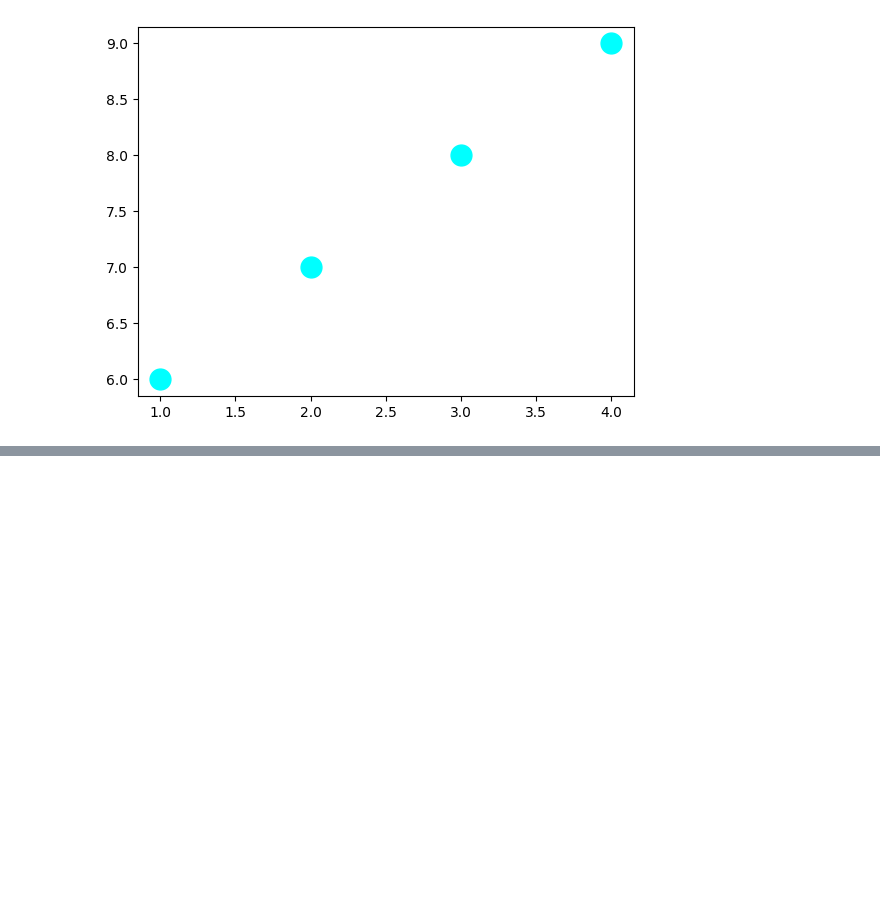
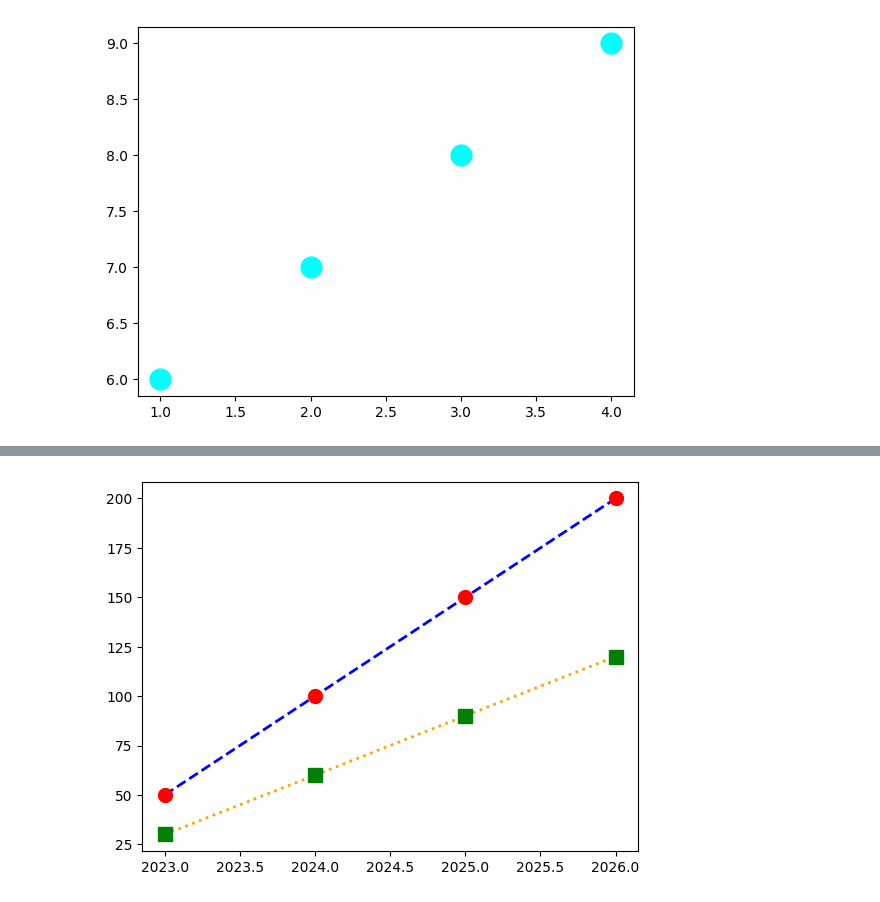
Before and after one commit to Ananya-Yadav-Dev/Matplotlib, a Jupyter notebook: PlotCustomization.ipynb, the cells around one changed output, grey strips where cells are left out. Drawn from its saved outputs; the diff is of its cells as text; code cells hidden in the pictures; blank space fills up the shorter version.

```diff
--- a/PlotCustomization.ipynb
+++ b/PlotCustomization.ipynb
@@ -61,0 +73,10 @@ plt.show()
+# %%
+x1 = np.array([2023,2024,2025,2026])
+y1 = np.array([50,100,150,200])
+y2 = np.array([30,60,90,120])
+
+plt.plot(x1,y1, marker = "o", ms=10, mfc="red", mec="red", ls="--", linewidth=2, color="blue")
+plt.plot(x1,y2, marker = "s", ms=10, mfc="green", mec="green", ls=":", linewidth=2, color="orange")
+plt.show()
+# %% [output]
+[figure, added]
```
Also changed, not shown: parts of 3 cells of this notebook, 1 other file.
